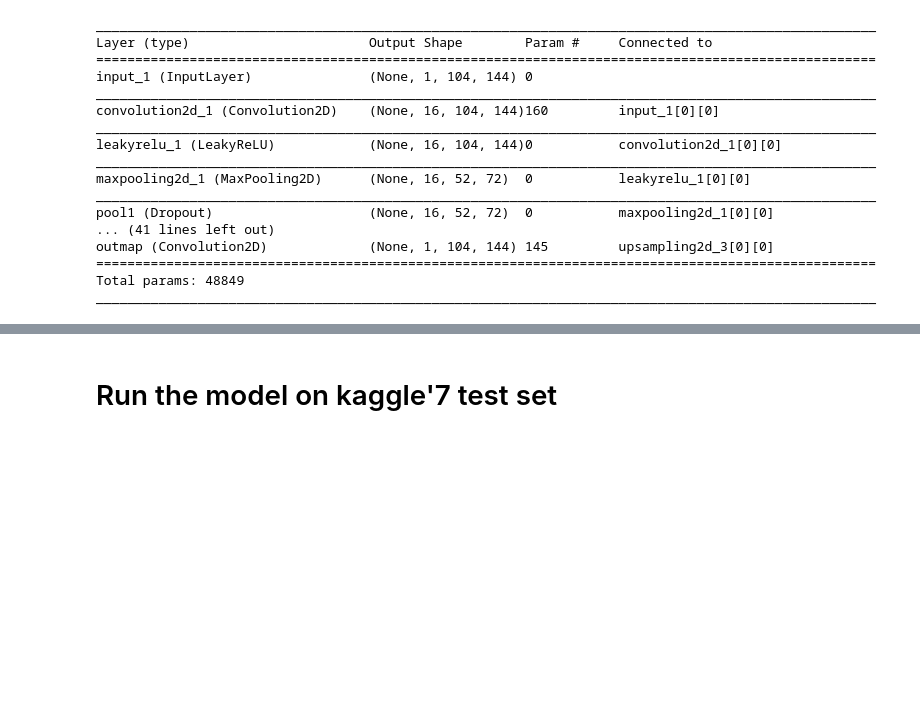
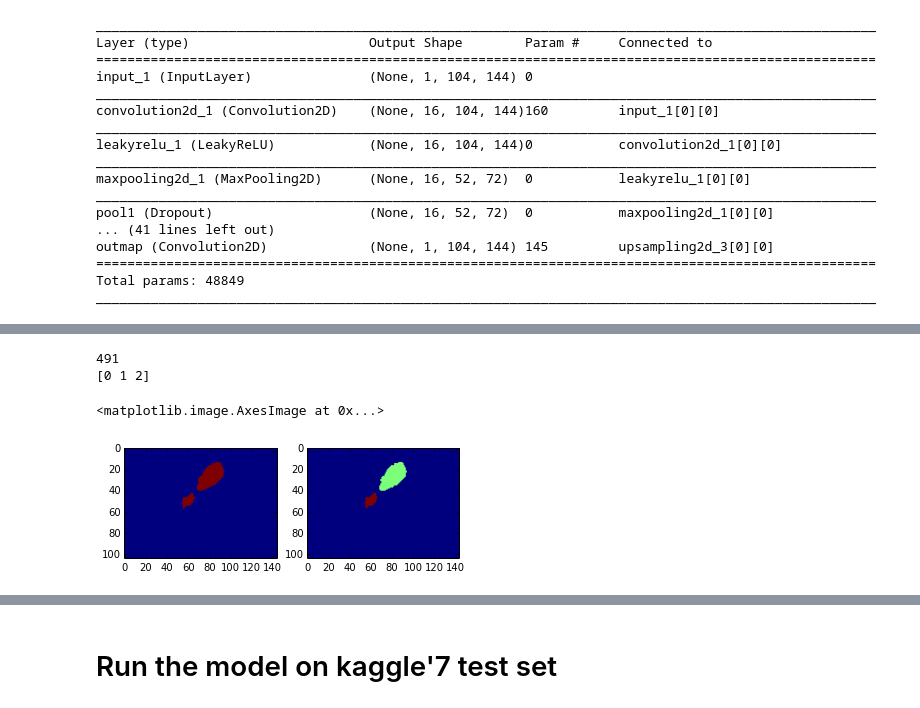
Before and after one commit to julienr/kaggle_uns, a Jupyter notebook: notebooks/1_train_fcnn.ipynb, the cells around one changed output, grey strips where cells are left out. Cells and saved outputs as stored; diff of their text form; code cells hidden in the pictures; blank space fills up the shorter version.

```diff
--- a/notebooks/1_train_fcnn.ipynb
+++ b/notebooks/1_train_fcnn.ipynb
@@ -215,6 +201,24 @@ for i in range(Y_pred.shape[0]):
     dice_scores.append(dice_coefficient(Y_pred[i], Y_test[i]))
 dice_scores = np.array(dice_scores)
 lowest = np.argsort(dice_scores)
+# %%
+import skimage.measure as measure
+reload(measure)
+
+i = 491
+print i
+pl.subplot(121)
+pl.imshow(Y_pred[i].squeeze())
+pl.subplot(122)
+# connected components
+cc = measure.label(Y_pred[i].squeeze(), background=0)
+print np.unique(cc)
+pl.imshow(cc)
+# %% [output]
+491
+[0 1 2]
+<matplotlib.image.AxesImage at 0x...>
+[figure, added]
 # %%
 #i = 50
 #i = 47
```
Also changed, not shown: parts of 5 cells of this notebook, 10 other files.
